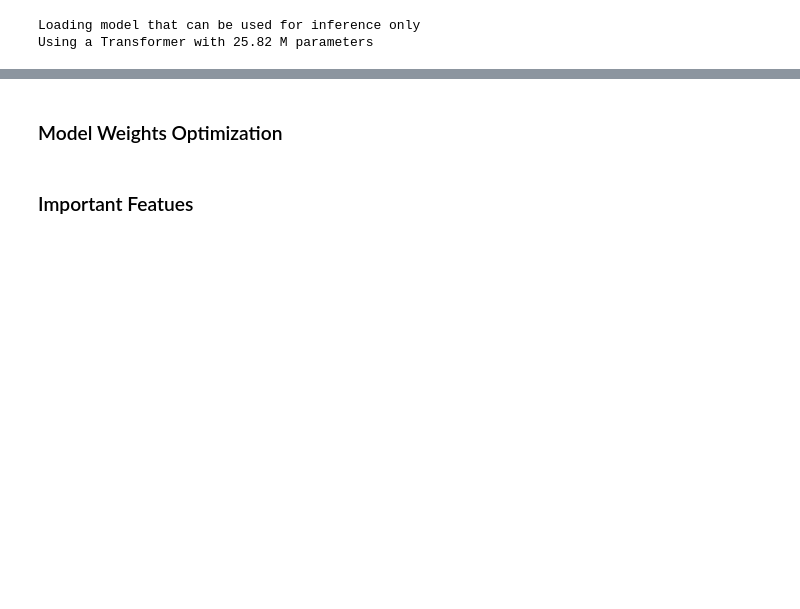
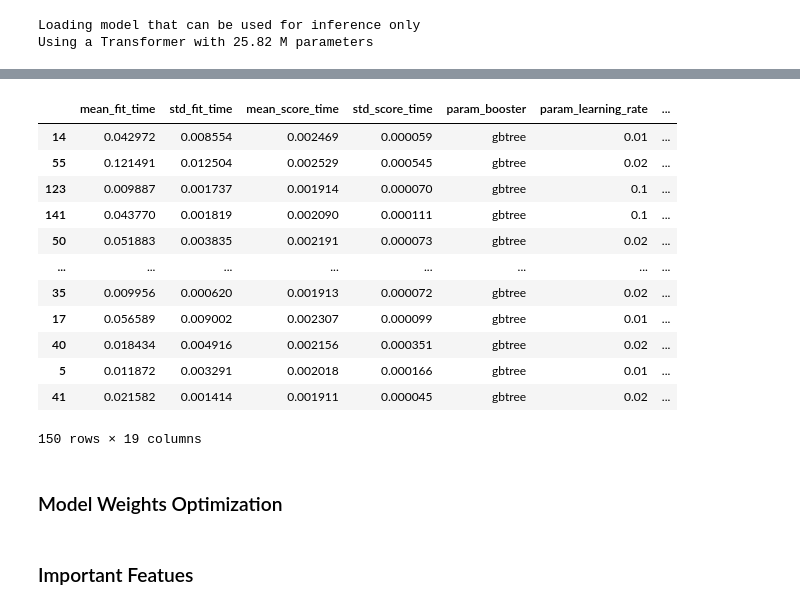
Before and after one commit to ClayGendron/icr-identify-age-related-conditions-kaggle, a Jupyter notebook: icr-gendron-2.ipynb, the cells around one changed output, grey strips where cells are left out. Saved outputs shown, nothing was run; the diff lists cells and outputs as text; code cells hidden in the pictures; blank space fills up the shorter version.

```diff
--- a/icr-gendron-2.ipynb
+++ b/icr-gendron-2.ipynb
@@ -467,0 +464,4 @@ Log Loss: 0.185074500853149
+# %%
+X_train_1 = X_train[ensemble_df['Ensemble_1'] > 0.5].copy()
+y_pred_class_1 = ensemble_df[ensemble_df['Ensemble_1'] > 0.5]['Ensemble_1'].copy()
+y_train_class_1 = y_train_class[ensemble_df['Ensemble_1'] > 0.5].copy()
@@ -467,0 +592,16 @@ Log Loss: 0.185074500853149
+# %%
+xgb = XGBClassifier(random_state = random_seed)
+
+parameters = {
+    'n_estimators': [10, 25, 50, 100, 250],
+    'max_depth': [6],
+    'learning_rate': [0.01, 0.02, 0.03, 0.05, 0.1],
+    'subsample': [0.5, 0.75, 1],
+    'booster': ['gbtree'],
+    'tree_method': ['auto', 'hist']
+}
+
+grid_obj = GridSearchCV(xgb, parameters, scoring = 'f1', cv = 5)
+grid_obj = grid_obj.fit(X_train_1, y_train_class_1)
+xgb = grid_obj.best_estimator_
+xgb.fit(X_train_1, y_train_class_1)
@@ -468,3 +619,21 @@ Log Loss: 0.185074500853149
+# %%
+results = pd.DataFrame(grid_obj.cv_results_)
+results.sort_values('rank_test_score', inplace = True)
+results
+# %% [output]
+|  | mean_fit_time | std_fit_time | mean_score_time | std_score_time | param_booster | param_learning_rate | ... |
+| 14 | 0.042972 | 0.008554 | 0.002469 | 0.000059 | gbtree | 0.01 | ... |
+| 55 | 0.121491 | 0.012504 | 0.002529 | 0.000545 | gbtree | 0.02 | ... |
+| 123 | 0.009887 | 0.001737 | 0.001914 | 0.000070 | gbtree | 0.1 | ... |
+| 141 | 0.043770 | 0.001819 | 0.002090 | 0.000111 | gbtree | 0.1 | ... |
+| 50 | 0.051883 | 0.003835 | 0.002191 | 0.000073 | gbtree | 0.02 | ... |
+| ... | ... | ... | ... | ... | ... | ... | ... |
+| 35 | 0.009956 | 0.000620 | 0.001913 | 0.000072 | gbtree | 0.02 | ... |
+| 17 | 0.056589 | 0.009002 | 0.002307 | 0.000099 | gbtree | 0.01 | ... |
+| 40 | 0.018434 | 0.004916 | 0.002156 | 0.000351 | gbtree | 0.02 | ... |
+| 5 | 0.011872 | 0.003291 | 0.002018 | 0.000166 | gbtree | 0.01 | ... |
+| 41 | 0.021582 | 0.001414 | 0.001911 | 0.000045 | gbtree | 0.02 | ... |
+150 rows × 19 columns
 # %% [markdown]
 ### Model Weights Optimization
 # %%
```
Also changed, not shown: parts of 27 cells of this notebook.
